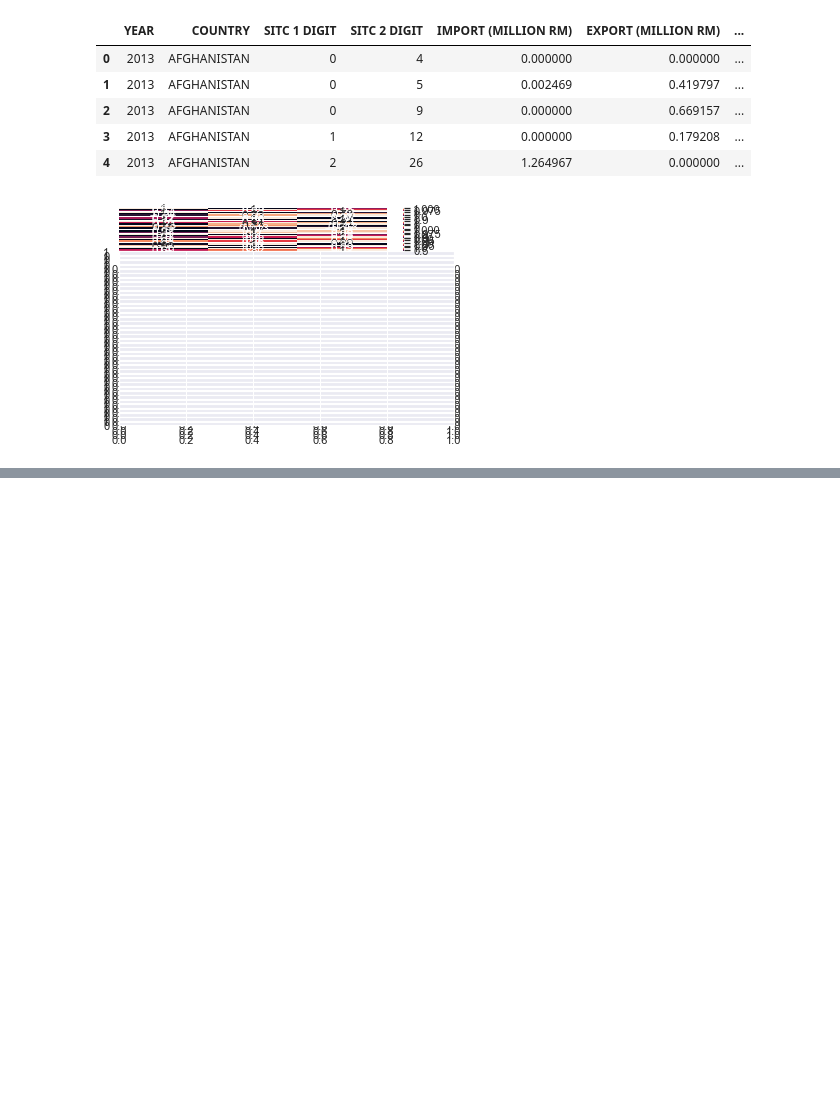
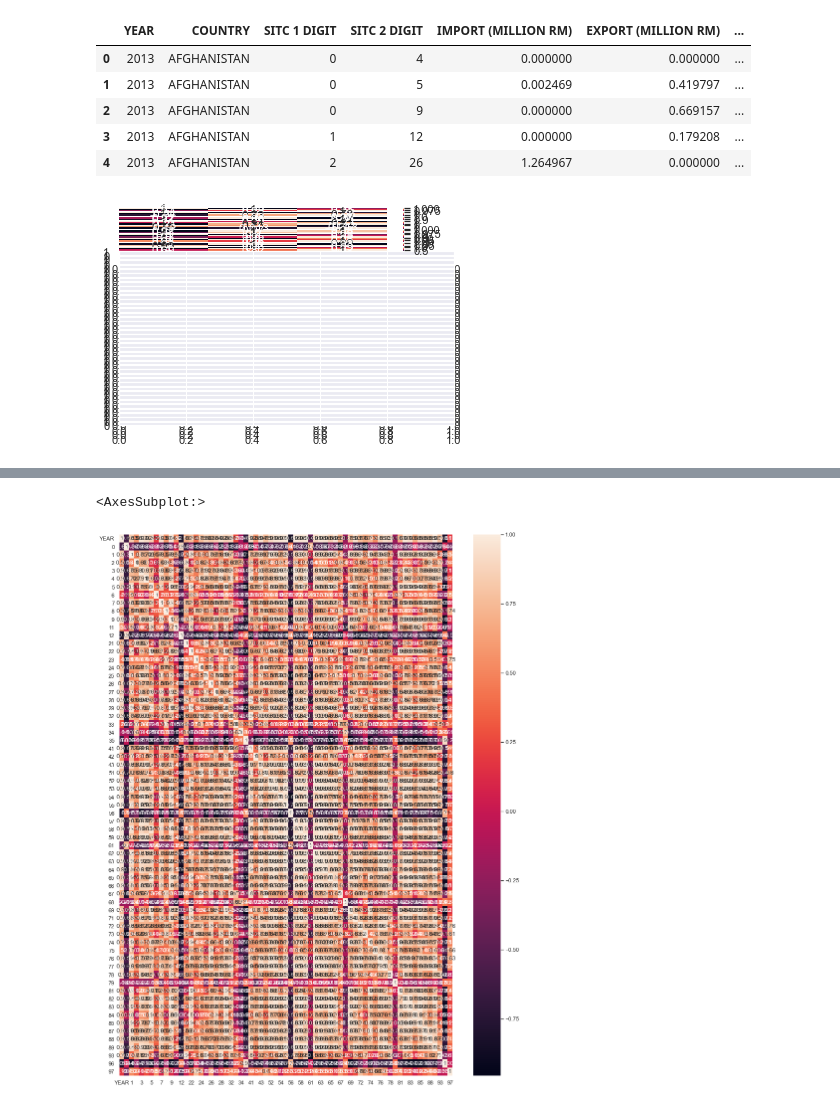
Before and after one commit to hazimutalib/dosm, a Jupyter notebook: Untitled1.ipynb, the cells around one changed output, grey strips where cells are left out. Saved outputs shown, nothing was run; the diff lists cells and outputs as text; code cells hidden in the pictures; blank space fills up the shorter version.

```diff
--- a/Untitled1.ipynb
+++ b/Untitled1.ipynb
@@ -32,0 +60,4 @@ sns.heatmap(data1.corr(), annot = True, ax= ax[1])
+# %%
+table = pd.DataFrame(index = np.sort(df['YEAR'].unique()))
+for i in np.sort(df['SITC 2 DIGIT'].unique()):
+    table[format(i)] = df[df['SITC 2 DIGIT'] == i].groupby('YEAR')[['IMPORT (MILLION RM)']].sum().rename(columns={'IMPORT (MILLION RM)':i})[i]
@@ -32,0 +76,13 @@ sns.heatmap(data1.corr(), annot = True, ax= ax[1])
+# %%
+table = pd.DataFrame(index = np.sort(df['YEAR'].unique()))
+for i in np.sort(df['SITC 2 DIGIT'].unique()):
+    table[format(i)] = df[df['SITC 2 DIGIT'] == i].groupby('YEAR')[['IMPORT (MILLION RM)']].sum().rename(columns={'IMPORT (MILLION RM)':i})[i]
+table.index.names = ['YEAR']
+# %%
+table = table.reset_index()
+# %%
+plt.figure(figsize = (15,20))
+sns.heatmap(table.reset_index().corr(), annot = True)
+# %% [output]
+<AxesSubplot:>
+[figure, added]
```
Also changed, not shown: parts of 22 cells of this notebook, 1 other file.
